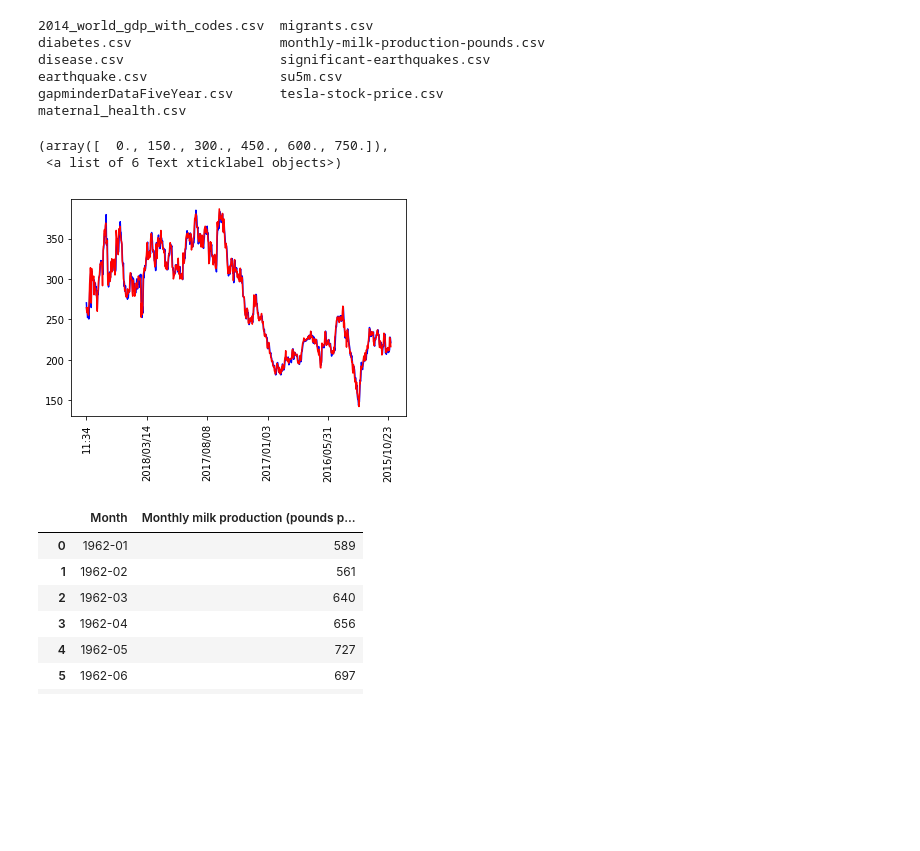
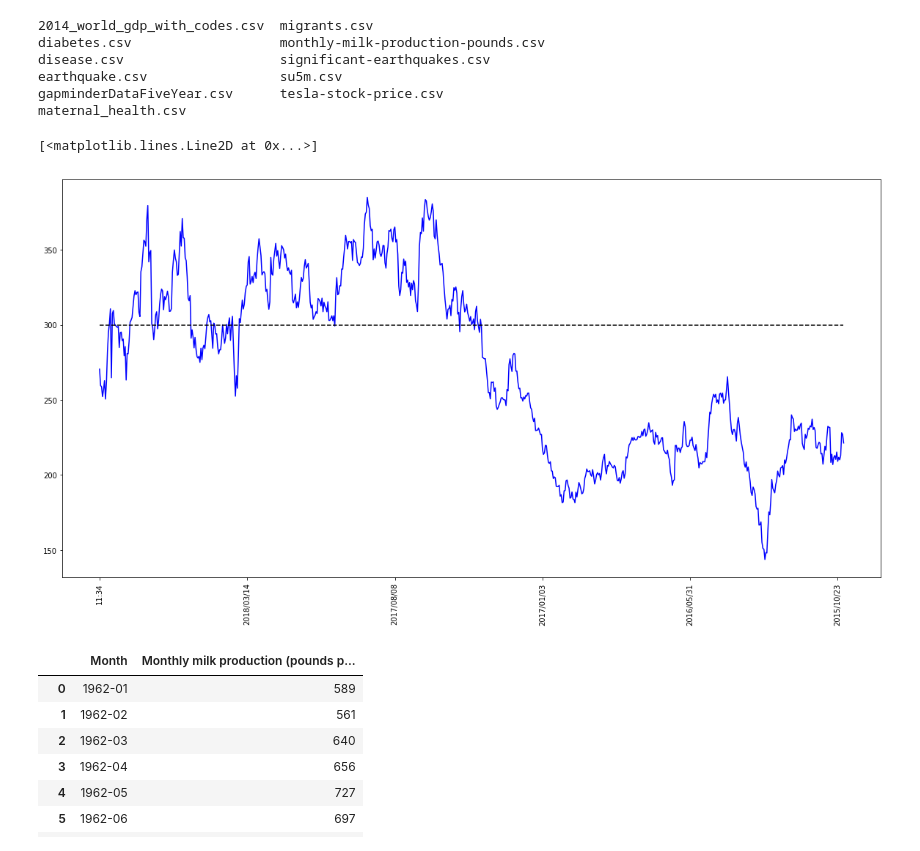
Before and after one commit to vafaei-ar/DSWSs, a Jupyter notebook: S03/notebooks/pandas_practice.ipynb, the cells around one changed output. Saved outputs shown, nothing was run; the diff lists cells and outputs as text; code cells hidden in the pictures; blank space fills up the shorter version.

```diff
--- a/S03/notebooks/pandas_practice.ipynb
+++ b/S03/notebooks/pandas_practice.ipynb
@@ -24,15 +24,16 @@ z = dftesla['open'].values
 # plt.locator_params(axis='x', nbins=5)
 # plt.xticks(rotation=90)
 # %%
-f, ax = plt.subplots()
+f, ax = plt.subplots(figsize=(20,10))
 ax.plot(x,y,'b')
-ax.plot(x,z,'r')
+# ax.plot(x,z,'r')
 ax.set_xticks(x[::150]);
 plt.xticks(rotation=90)
+
+ax.plot(np.arange(len(x)),np.zeros(len(x))+300,'k--')
 # %% [output]
-(array([  0., 150., 300., 450., 600., 750.]),
- <a list of 6 Text xticklabel objects>)
+[<matplotlib.lines.Line2D at 0x...>]
-[figure, old version]
+[figure, new version]
 # %%
 df = pd.read_csv('../datasets/monthly-milk-production-pounds.csv')
 df
```
Also changed, not shown: 1 other file.
